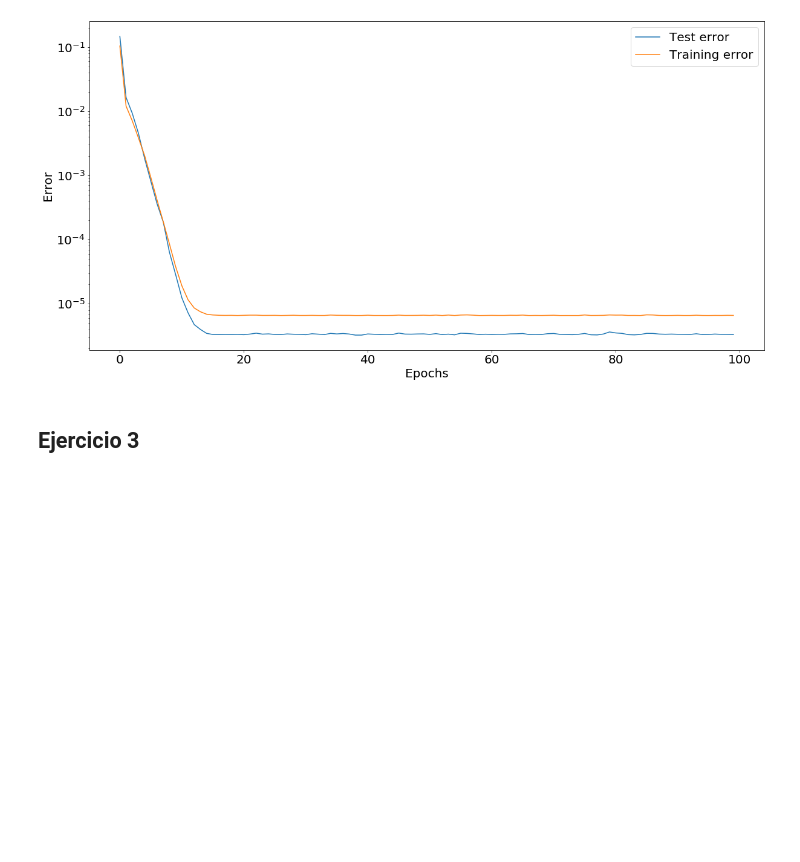
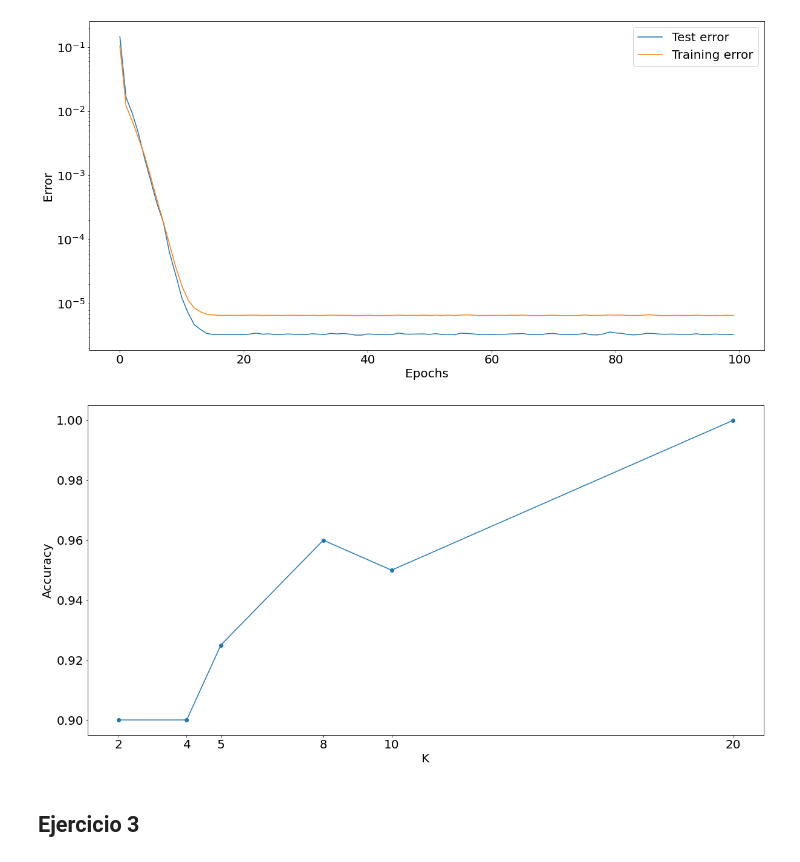
Before and after one commit to Natu17/TPs_SIA, a Jupyter notebook: TP3/TP3.ipynb, the cells around one changed output. Drawn from its saved outputs; the diff is of its cells as text; code cells hidden in the pictures; blank space fills up the shorter version.

```diff
--- a/TP3/TP3.ipynb
+++ b/TP3/TP3.ipynb
@@ -355,6 +367,27 @@ Precision test set:  0.925
 Precision for training set:  0.85625
 [figure]
 [figure]
+# %%
+network_template = Network(structure=([3, 1]), activation='tanh', seed=17)
+
+epsilon2 = epsilon/delta**2
+lr = 0.01
+test_acuracy = []
+k = [2,4,5,8,10,20]
+for i in range(len(k)):
+    network, precision, precision_training, test, training = metrics.cross_validation(
+        normalized, network_template, k=k[i],  epochs=50, lr=lr, metric=lambda n, d: metrics.accuracy(n, d, epsilon2))
+    test_acuracy.append(precision)
+
+
+plt.figure("Accuracy non Lineal k")
+plt.plot(k,test_acuracy,"o-")
+plt.xlabel("K")
+plt.xticks(k)
+plt.ylabel("Accuracy")
+plt.show()
+# %% [output]
+[figure, added]
 # %% [markdown]
 ## Ejercicio 3
 # %% [markdown]
```
Also changed, not shown: parts of 14 cells of this notebook, 1 other file.
